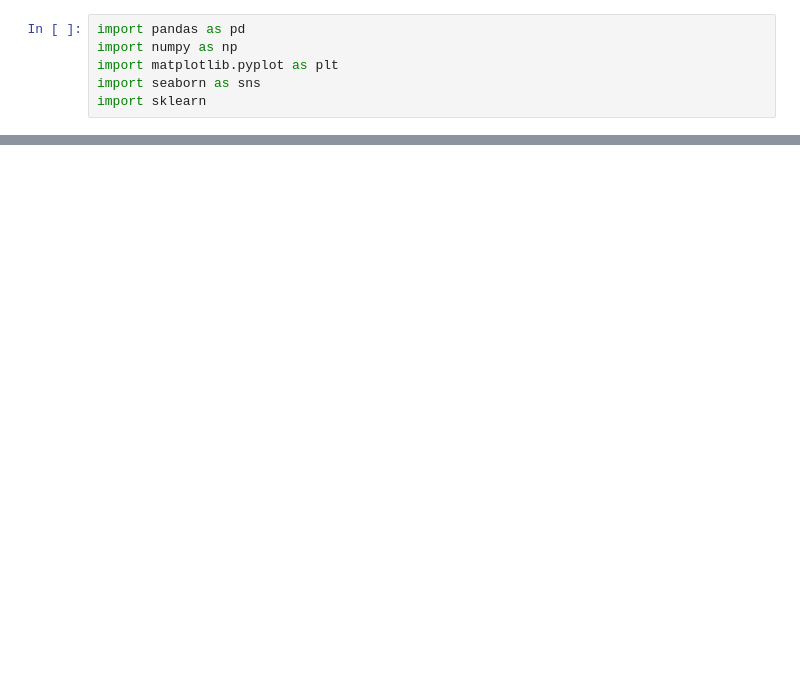
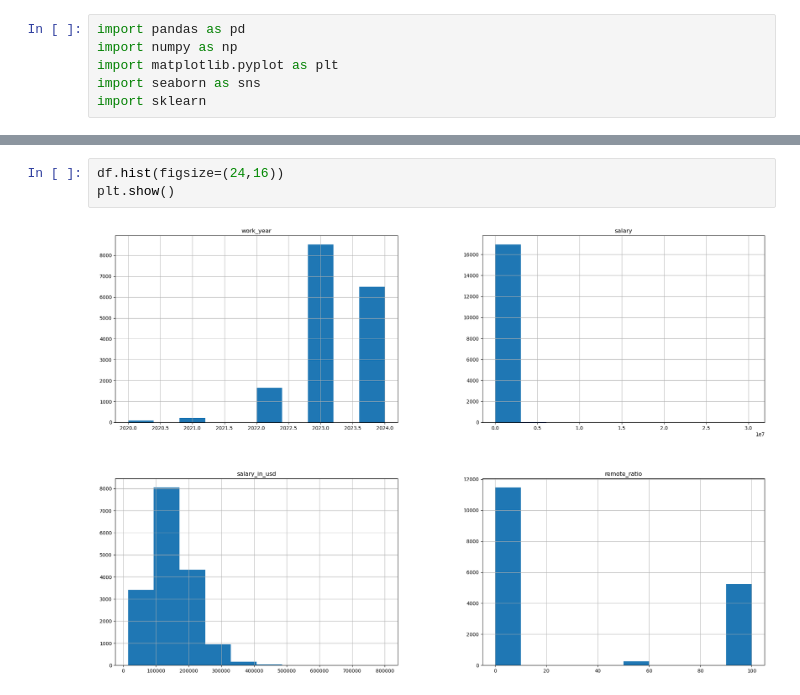
Before and after one commit to dhruv8315/Salary-Predictor, a Jupyter notebook: Salary-Predictor.ipynb, the cells around one changed output, grey strips where cells are left out. Drawn from its saved outputs; the diff is of its cells as text; blank space fills up the shorter version.

```diff
--- a/Salary-Predictor.ipynb
+++ b/Salary-Predictor.ipynb
@@ -51,0 +132,5 @@ df.head()
+# %%
+df.hist(figsize=(24,16))
+plt.show()
+# %% [output]
+[figure, added]
```
Also changed, not shown: parts of 16 cells of this notebook.
